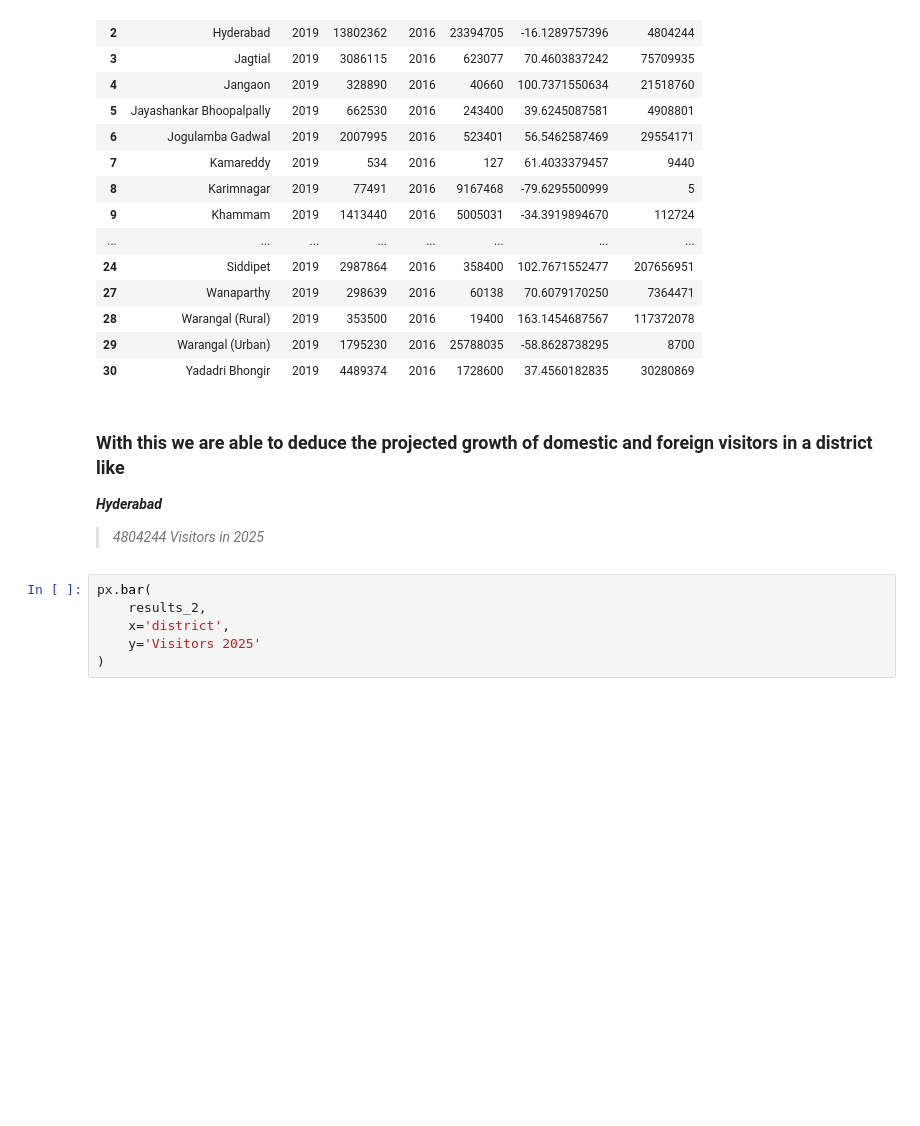
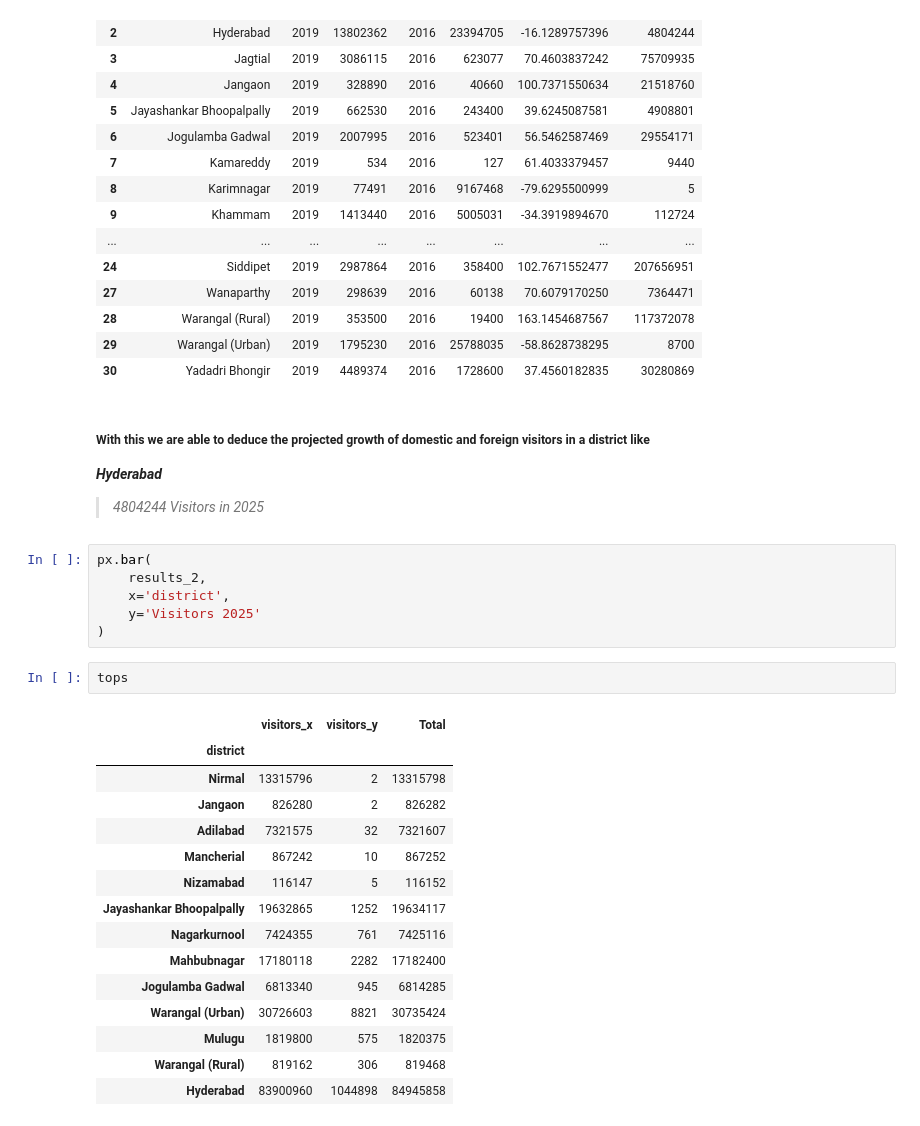
Before and after one commit to Ayomided/Telanagana-Tourism-Analysis, a Jupyter notebook: data_cleaning.ipynb, the cells around one changed output. Cells and saved outputs as stored; diff of their text form; blank space fills up the shorter version.

```diff
--- a/data_cleaning.ipynb
+++ b/data_cleaning.ipynb
@@ -746,7 +746,7 @@ results_2
 | 29 | Warangal (Urban) | 2019 | 1795230 | 2016 | 25788035 | -58.8628738295 | 8700 |
 | 30 | Yadadri Bhongir | 2019 | 4489374 | 2016 | 1728600 | 37.4560182835 | 30280869 |
 # %% [markdown]
-### With this we are able to deduce the projected growth of domestic and foreign visitors in a district like
+##### With this we are able to deduce the projected growth of domestic and foreign visitors in a district like
 
 **_Hyderabad_**
 > _4804244 Visitors in 2025_
@@ -756,3 +756,21 @@ px.bar(
     x='district',
     y='Visitors 2025'
 )
+# %%
+tops
+# %% [output]
+|  | visitors_x | visitors_y | Total |
+| district |  |  |  |
+| Nirmal | 13315796 | 2 | 13315798 |
+| Jangaon | 826280 | 2 | 826282 |
+| Adilabad | 7321575 | 32 | 7321607 |
+| Mancherial | 867242 | 10 | 867252 |
+| Nizamabad | 116147 | 5 | 116152 |
+| Jayashankar Bhoopalpally | 19632865 | 1252 | 19634117 |
+| Nagarkurnool | 7424355 | 761 | 7425116 |
+| Mahbubnagar | 17180118 | 2282 | 17182400 |
+| Jogulamba Gadwal | 6813340 | 945 | 6814285 |
+| Warangal (Urban) | 30726603 | 8821 | 30735424 |
+| Mulugu | 1819800 | 575 | 1820375 |
+| Warangal (Rural) | 819162 | 306 | 819468 |
+| Hyderabad | 83900960 | 1044898 | 84945858 |
```
Also changed, not shown: parts of 1 cell of this notebook.
